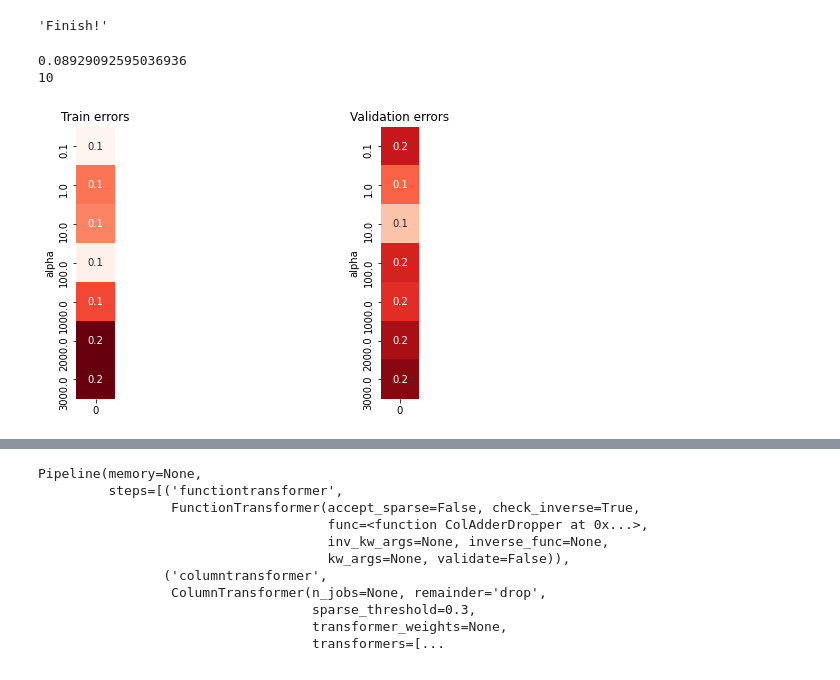
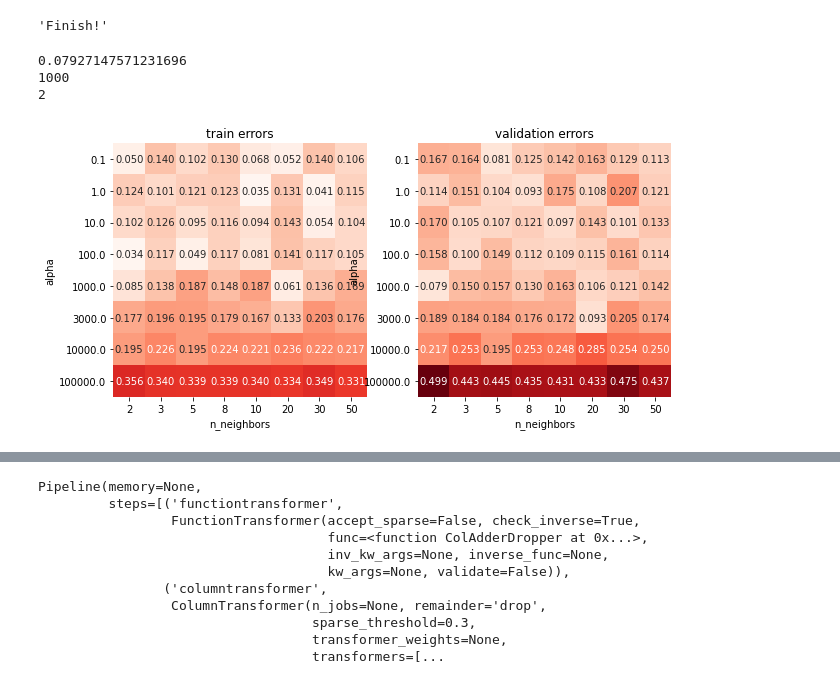
Before and after one commit to baocl18ctt2/DoAnCuoiKy_KHDL, a Jupyter notebook: DoAn_KHDL.ipynb, the cells around one changed output, grey strips where cells are left out. Cells and saved outputs as stored; diff of their text form; code cells hidden in the pictures.

```diff
--- a/DoAn_KHDL.ipynb
+++ b/DoAn_KHDL.ipynb
@@ -645,41 +654,49 @@ full_pipeline = make_pipeline(FunctionTransformer(ColAdderDropper), x_pipeline,
 # và chọn ra các giá trị tốt nhất
 train_errs = []
 val_errs = []
-alphas = [0.1, 1, 10, 100, 1000, 2000, 3000]
-best_val_err = float('inf'); best_alpha = None; best_num_top_titles = None ; best_components = None
+alphas = [0.1, 1, 10, 100, 1000, 3000, 10000,100000]
+n_neighbors =  [2,3,5,8,10,20,30,50]
+best_val_err = float('inf'); best_alpha = None ; best_neighbor = None
 temp = []
 for alpha in alphas:
-    full_pipeline.set_params(mlpregressor__alpha = alpha)
-    full_pipeline.fit(train_X_df,train_y_sr)
-    train_errs.append((1 - full_pipeline.score(train_X_df,train_y_sr))*100)
-    value_error = (1- full_pipeline.score(val_X_df,val_y_sr))*100
-    val_errs.append(value_error)
-    temp.append([value_error,alpha])
+    for neighbor in n_neighbors:
+        full_pipeline.set_params(mlpregressor__alpha = alpha,columntransformer__pipeline__knnimputer__n_neighbors = neighbor)
+        full_pipeline.fit(train_X_df,train_y_sr)
+        train_errs.append((1 - full_pipeline.score(train_X_df,train_y_sr))*100)
+        value_error = (1- full_pipeline.score(val_X_df,val_y_sr))*100
+        val_errs.append(value_error)
+        temp.append([value_error, alpha, neighbor])
 best_val_err = min(val_errs)
 index = val_errs.index(min(val_errs))
 best_alpha = temp[index][1]
+best_neighbor = temp[index][2]
 'Finish!'
 # %% [output]
 'Finish!'
 # %%
 print(best_val_err)
 print(best_alpha)
+print(best_neighbor)
 # %% [output]
-0.08929092595036936
-10
+0.07927147571231696
+1000
+2
 # %%
 # Trực quan hóa kết quả
-train_errs_df = pd.DataFrame(data = np.array(train_errs).reshape(len(alphas), -1), index = alphas)
-val_errs_df = pd.DataFrame(data = np.array(val_errs).reshape(len(alphas), -1), index = alphas)
+train_errs_df = pd.DataFrame(data=np.array(train_errs).reshape(len(alphas), -1),
+                             index=alphas, columns= n_neighbors)
+val_errs_df = pd.DataFrame(data=np.array(val_errs).reshape(len(alphas), -1),
+                           index=alphas, columns= n_neighbors)
 min_err = min(min(train_errs), min(val_errs))
 max_err = max(max(train_errs), max(val_errs))
-plt.figure(figsize = (10, 5))
+plt.figure(figsize=(10, 5))
 plt.subplot(1, 2, 1)
-sns.heatmap(train_errs_df, vmin = min_err, vmax = max_err, square = True, annot = True, cbar = False, fmt = '.1f',
-            cmap = 'Reds')
-plt.title('Train errors'); plt.ylabel('alpha')
+sns.heatmap(train_errs_df, vmin=min_err, vmax=max_err, square=True, annot=True,
+            cbar=False, fmt='.3f', cmap='Reds')
+plt.title('train errors'); plt.xlabel('n_neighbors'); plt.ylabel('alpha')
 plt.subplot(1, 2, 2)
-sns.heatmap(val_errs_df, vmin = min_err, vmax = max_err, square = True, annot = True, cbar = False, fmt = '.1f', cmap = 'Reds')
-plt.title('Validation errors'); plt.ylabel('alpha');
+sns.heatmap(val_errs_df, vmin=min_err, vmax=max_err, square=True, annot=True,
+            cbar=False, fmt='.3f', cmap='Reds')
+plt.title('validation errors'); plt.xlabel('n_neighbors'); plt.ylabel('alpha');
 # %% [output]
-[figure, old version]
+[figure, new version]
```
Also changed, not shown: parts of 17 cells of this notebook, 2 other files.
